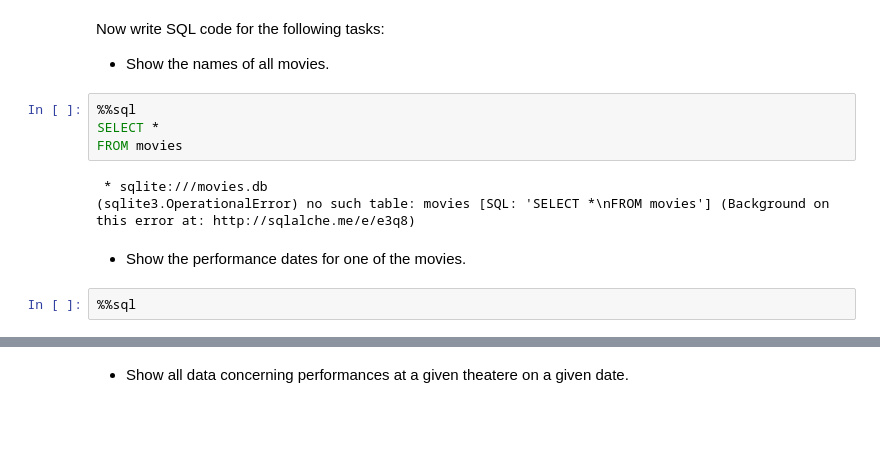
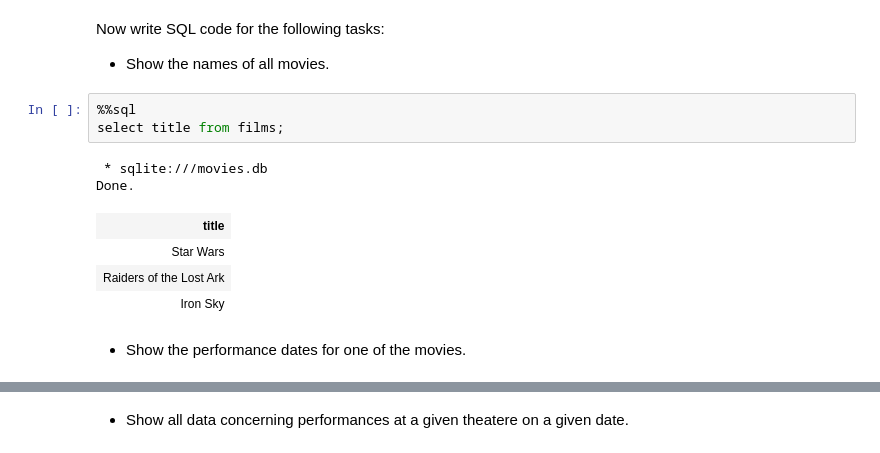
Before and after one commit to Rydebrink/EDAF75, a Jupyter notebook: lab2/lab2-nb.ipynb, the cells around one changed output, grey strips where cells are left out. Drawn from its saved outputs; the diff is of its cells as text; blank space fills up the shorter version.

```diff
--- a/lab2/lab2-nb.ipynb
+++ b/lab2/lab2-nb.ipynb
@@ -32,14 +35,15 @@ Now write SQL code for the following tasks:
 
 
 + Show the names of all movies.
-# %%
-%%sql
-SELECT *
-FROM movies
-# %% [output]
- * sqlite:///movies.db
-(sqlite3.OperationalError) no such table: movies [SQL: 'SELECT *\nFROM movies'] (Background on this error at: http://sqlalche.me/e/e3q8)
+# %%
+%%sql
+select title from films;
+# %% [output]
+ * sqlite:///movies.db
+Done.
+| title |
+| Star Wars |
+| Raiders of the Lost Ark |
+| Iron Sky |
 # %% [markdown]
 + Show the performance dates for one of the movies.
-# %%
-%%sql
```
Also changed, not shown: parts of 16 cells of this notebook, 4 other files.
